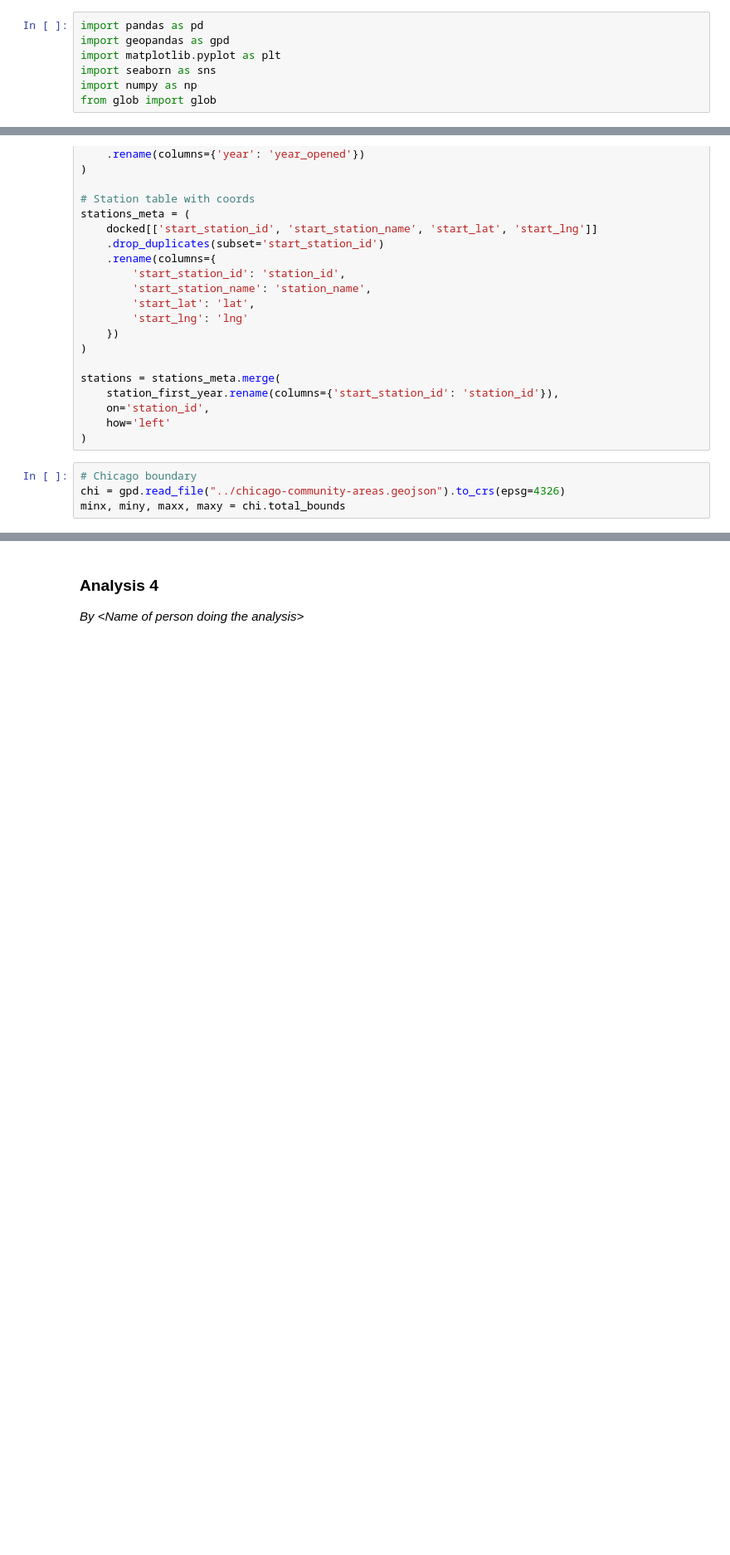
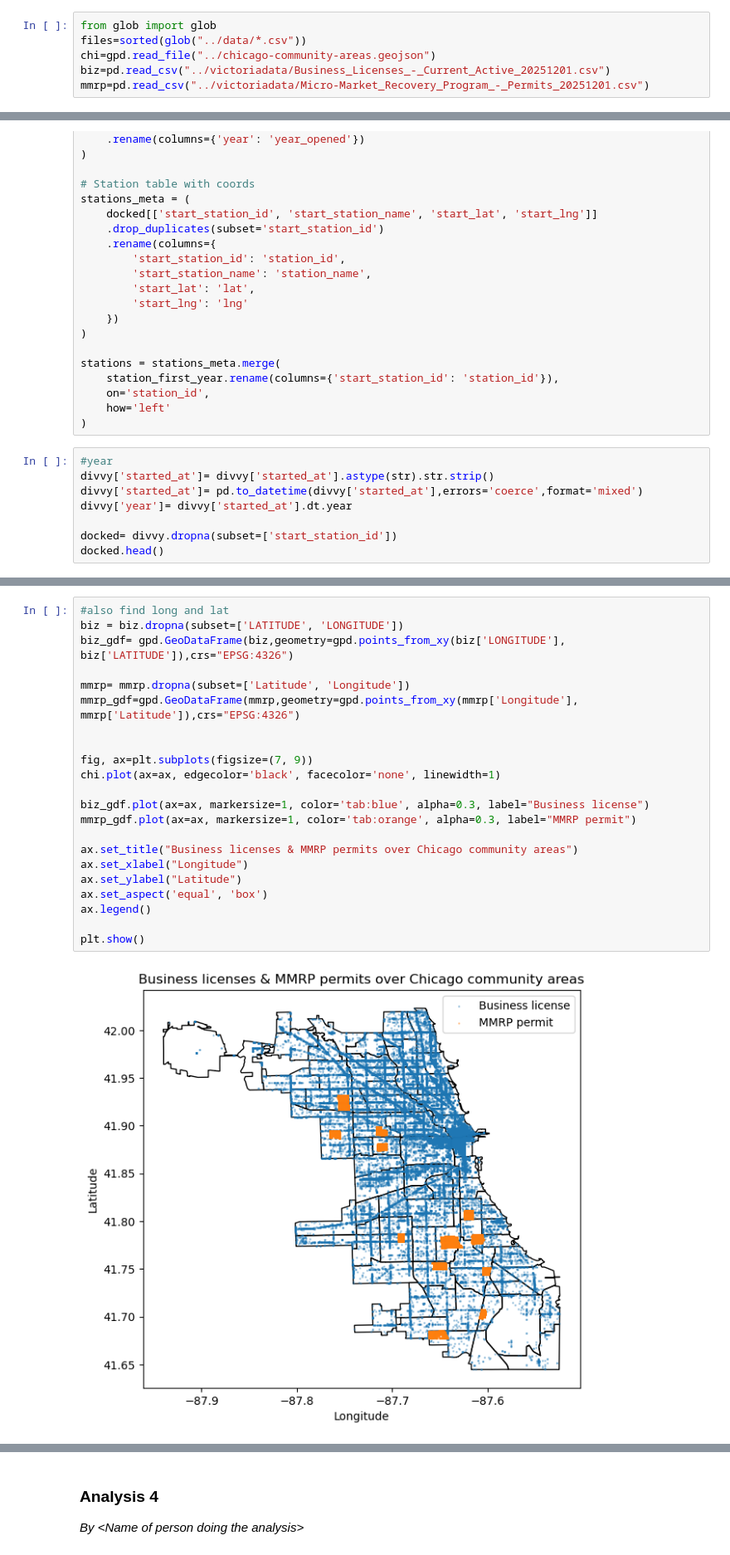
Before and after one commit to JonasGoldberg18/STAT303_Final_Project, a Jupyter notebook: Project Code Template.ipynb, the cells around one changed output, grey strips where cells are left out. Shown at 83% size. Cells and saved outputs as stored; diff of their text form; blank space fills up the shorter version.

```diff
--- a/Project Code Template.ipynb
+++ b/Project Code Template.ipynb
@@ -863,10 +863,9 @@ plt.tight_layout();
 ### Analysis 3
 *By \Victoria*
 # %%
-import pandas as pd
-import geopandas as gpd
-import matplotlib.pyplot as plt
-import seaborn as sns
-import numpy as np
 from glob import glob
+files=sorted(glob("../data/*.csv"))
+chi=gpd.read_file("../chicago-community-areas.geojson")
+biz=pd.read_csv("../victoriadata/Business_Licenses_-_Current_Active_20251201.csv")
+mmrp=pd.read_csv("../victoriadata/Micro-Market_Recovery_Program_-_Permits_20251201.csv")
 # %%
@@ -917,6 +930,10 @@ stations = stations_meta.merge(
     how='left'
 )
 # %%
-# Chicago boundary
-chi = gpd.read_file("../chicago-community-areas.geojson").to_crs(epsg=4326)
-minx, miny, maxx, maxy = chi.total_bounds
+#year
+divvy['started_at']= divvy['started_at'].astype(str).str.strip()
+divvy['started_at']= pd.to_datetime(divvy['started_at'],errors='coerce',format='mixed')
+divvy['year']= divvy['started_at'].dt.year
+
+docked= divvy.dropna(subset=['start_station_id'])
+docked.head()
@@ -1003,2 +957,26 @@ plt.show()
 # %% [output]
 [figure]
+# %%
+#also find long and lat
+biz = biz.dropna(subset=['LATITUDE', 'LONGITUDE'])
+biz_gdf= gpd.GeoDataFrame(biz,geometry=gpd.points_from_xy(biz['LONGITUDE'], biz['LATITUDE']),crs="EPSG:4326")
+
+mmrp= mmrp.dropna(subset=['Latitude', 'Longitude'])
+mmrp_gdf=gpd.GeoDataFrame(mmrp,geometry=gpd.points_from_xy(mmrp['Longitude'], mmrp['Latitude']),crs="EPSG:4326")
+
+
+fig, ax=plt.subplots(figsize=(7, 9))
+chi.plot(ax=ax, edgecolor='black', facecolor='none', linewidth=1)
+
+biz_gdf.plot(ax=ax, markersize=1, color='tab:blue', alpha=0.3, label="Business license")
+mmrp_gdf.plot(ax=ax, markersize=1, color='tab:orange', alpha=0.3, label="MMRP permit")
+
+ax.set_title("Business licenses & MMRP permits over Chicago community areas")
+ax.set_xlabel("Longitude")
+ax.set_ylabel("Latitude")
+ax.set_aspect('equal', 'box')
+ax.legend()
+
+plt.show()
+# %% [output]
+[figure, added]
```
Also changed, not shown: parts of 7 cells of this notebook.
